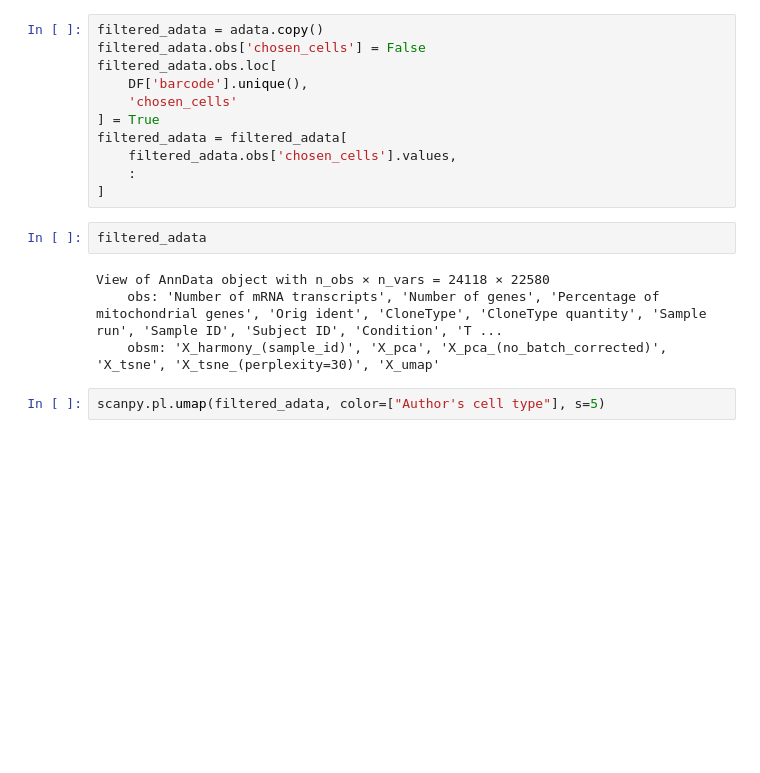
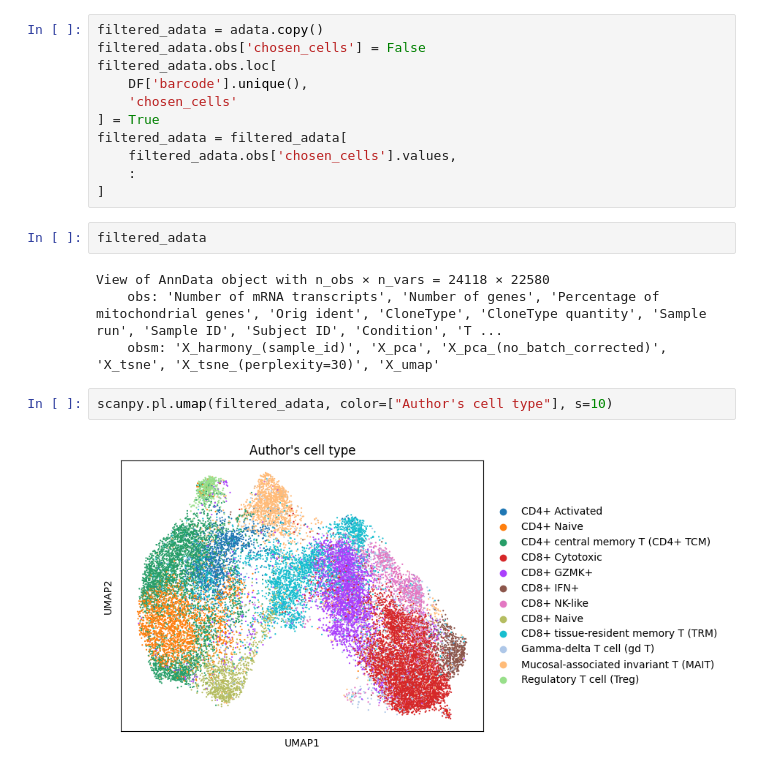
Before and after one commit to sondvo/clonotype_analyses, a Jupyter notebook: TCR_analysis.ipynb, the cells around one changed output. Saved outputs shown, nothing was run; the diff lists cells and outputs as text; blank space fills up the shorter version.

```diff
--- a/TCR_analysis.ipynb
+++ b/TCR_analysis.ipynb
@@ -674,4 +674,6 @@ View of AnnData object with n_obs × n_vars = 24118 × 22580
     obs: 'Number of mRNA transcripts', 'Number of genes', 'Percentage of mitochondrial genes', 'Orig ident', 'CloneType', 'CloneType quantity', 'Sample run', 'Sample ID', 'Subject ID', 'Condition', 'T ...
     obsm: 'X_harmony_(sample_id)', 'X_pca', 'X_pca_(no_batch_corrected)', 'X_tsne', 'X_tsne_(perplexity=30)', 'X_umap'
 # %%
-scanpy.pl.umap(filtered_adata, color=["Author's cell type"], s=5)
+scanpy.pl.umap(filtered_adata, color=["Author's cell type"], s=10)
+# %% [output]
+[figure, added]
```
Also changed, not shown: parts of 12 cells of this notebook.
